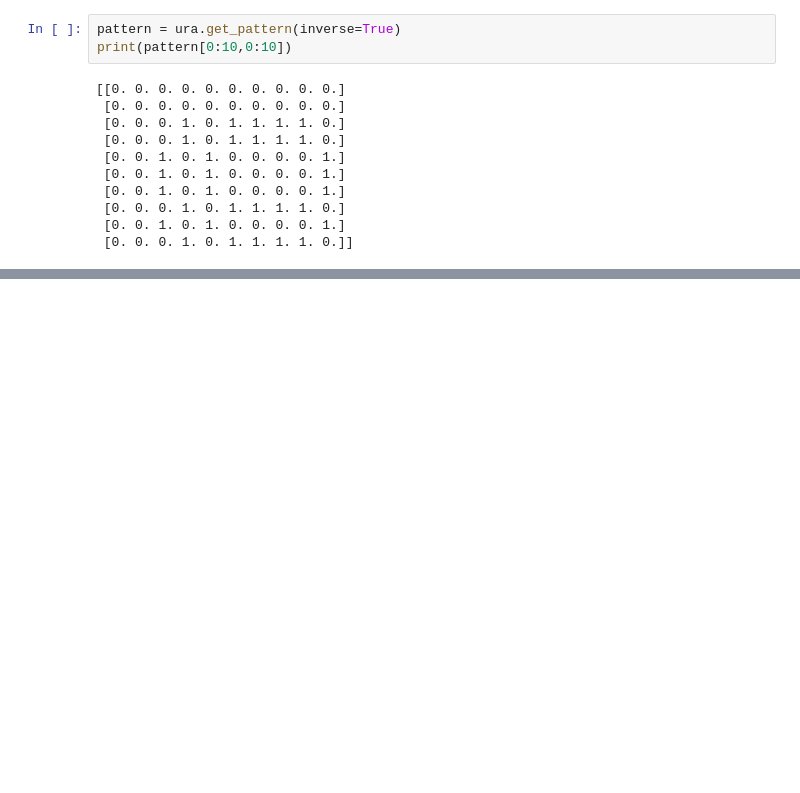
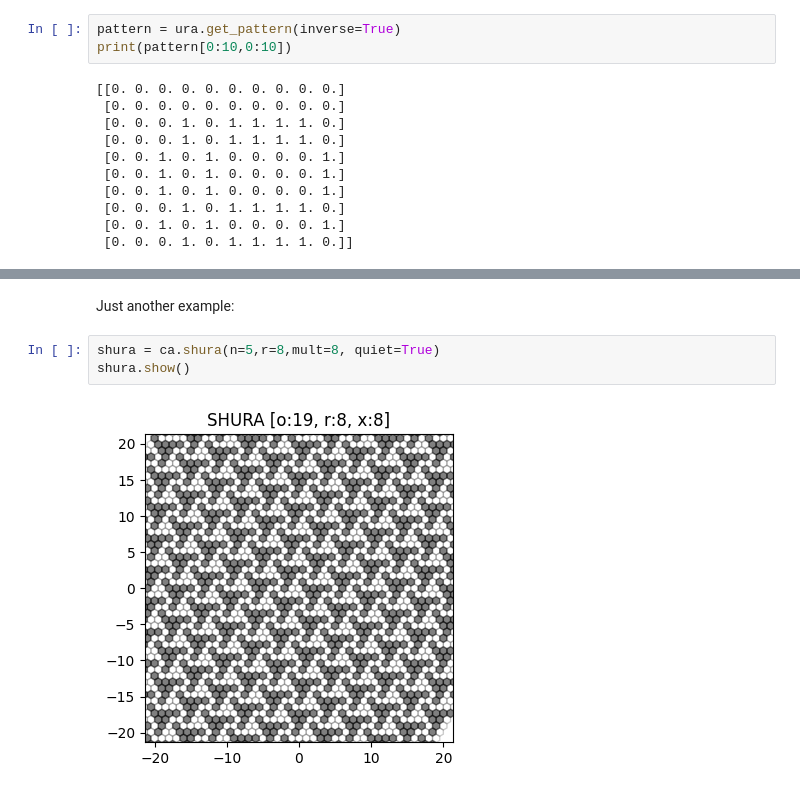
Before and after one commit to bpops/codedapertures, a Jupyter notebook: demo.ipynb, the cells around one changed output, grey strips where cells are left out. Cells and saved outputs as stored; diff of their text form; blank space fills up the shorter version.

```diff
--- a/demo.ipynb
+++ b/demo.ipynb
@@ -74,0 +91,7 @@ print(pattern[0:10,0:10])
+# %% [markdown]
+Just another example:
+# %%
+shura = ca.shura(n=5,r=8,mult=8, quiet=True)
+shura.show()
+# %% [output]
+[figure, added]
```
Also changed, not shown: parts of 4 cells of this notebook, 1 other file.
